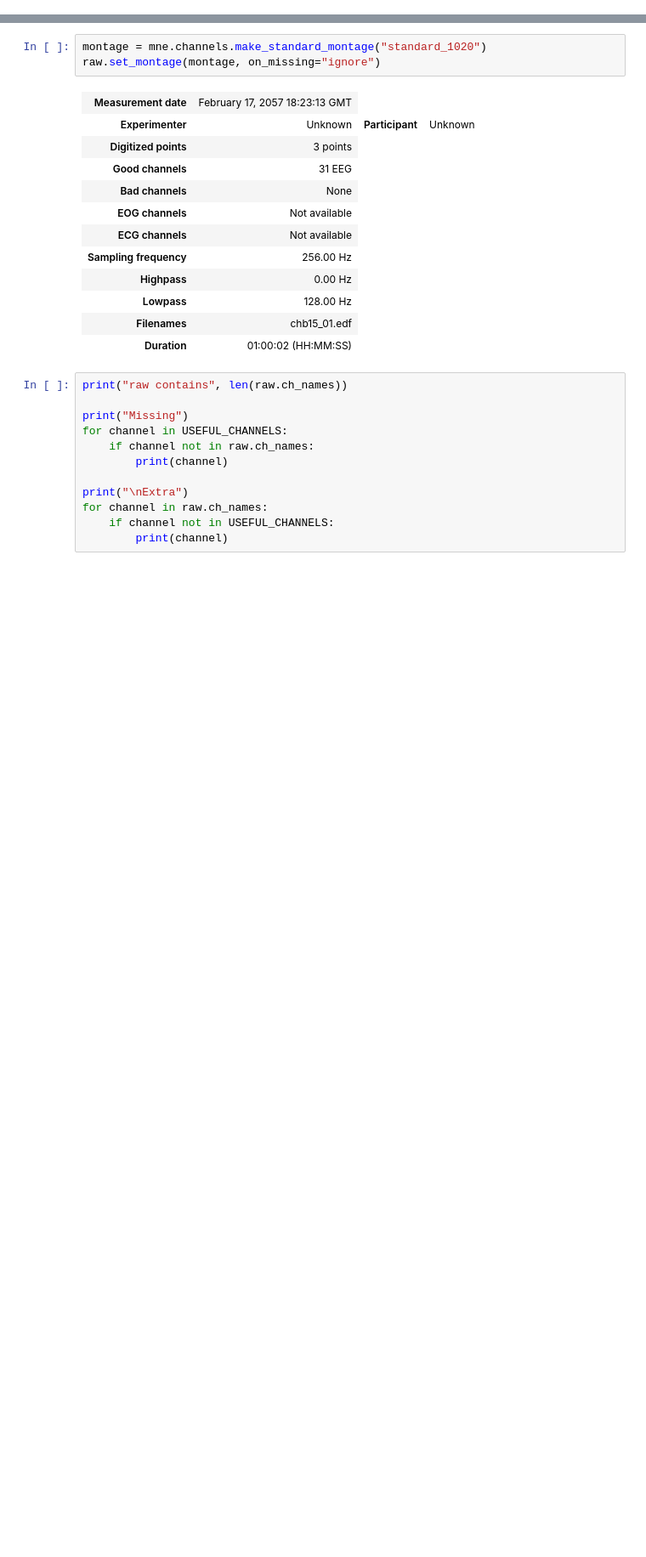
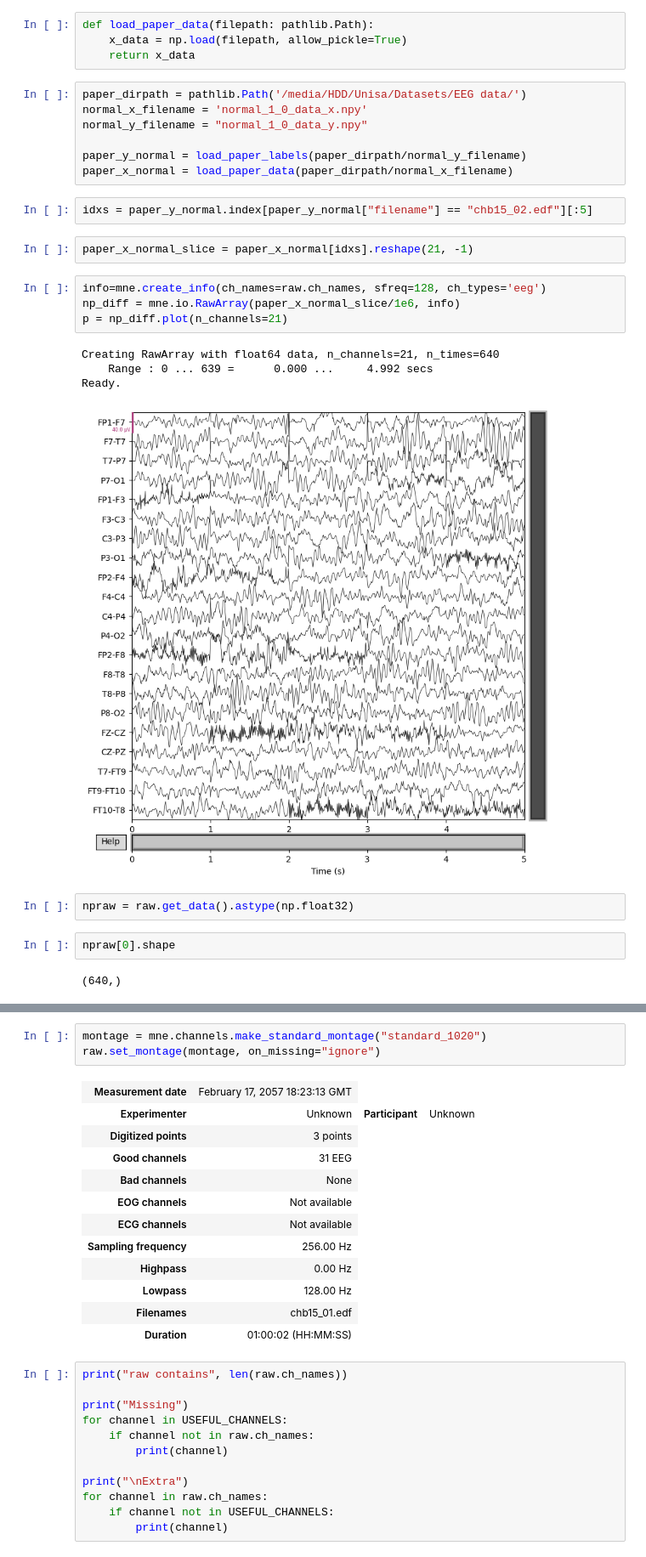
Before and after one commit to UniversityProjectsAtUnisa/epilepsy-prediction_thesis, a Jupyter notebook: scripts/dataset/test.ipynb, the cells around one changed output, grey strips where cells are left out. Shown at 85% size. Saved outputs shown, nothing was run; the diff lists cells and outputs as text; blank space fills up the shorter version.

```diff
--- a/scripts/dataset/test.ipynb
+++ b/scripts/dataset/test.ipynb
@@ -88,0 +110,30 @@ Loading data for 3 events and 1536 original time points ...
+# %%
+def load_paper_data(filepath: pathlib.Path):
+    x_data = np.load(filepath, allow_pickle=True)
+    return x_data
+# %%
+paper_dirpath = pathlib.Path('/media/HDD/Unisa/Datasets/EEG data/')
+normal_x_filename = 'normal_1_0_data_x.npy'
+normal_y_filename = "normal_1_0_data_y.npy"
+
+paper_y_normal = load_paper_labels(paper_dirpath/normal_y_filename)
+paper_x_normal = load_paper_data(paper_dirpath/normal_x_filename)
+# %%
+idxs = paper_y_normal.index[paper_y_normal["filename"] == "chb15_02.edf"][:5]
+# %%
+paper_x_normal_slice = paper_x_normal[idxs].reshape(21, -1)
+# %%
+info=mne.create_info(ch_names=raw.ch_names, sfreq=128, ch_types='eeg')
+np_diff = mne.io.RawArray(paper_x_normal_slice/1e6, info)
+p = np_diff.plot(n_channels=21)
+# %% [output]
+Creating RawArray with float64 data, n_channels=21, n_times=640
+    Range : 0 ... 639 =      0.000 ...     4.992 secs
+Ready.
+[figure, added]
+# %%
+npraw = raw.get_data().astype(np.float32)
+# %%
+npraw[0].shape
+# %% [output]
+(640,)
```
Also changed, not shown: parts of 22 cells of this notebook.
